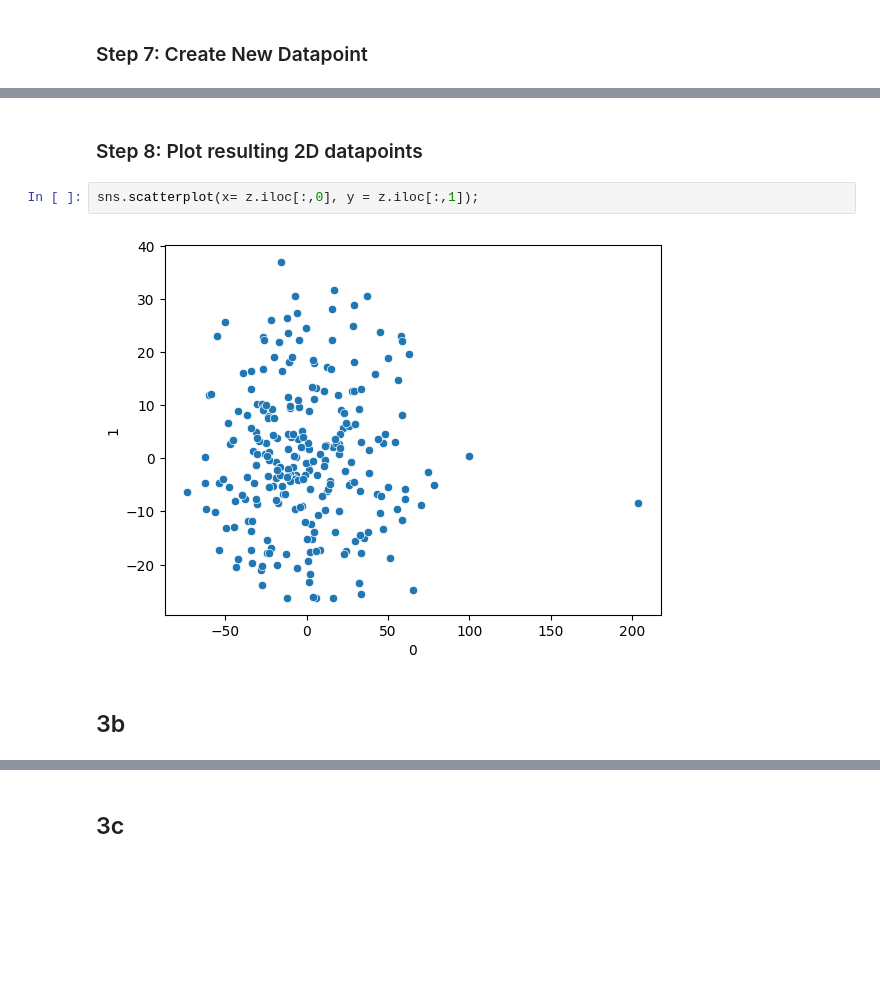
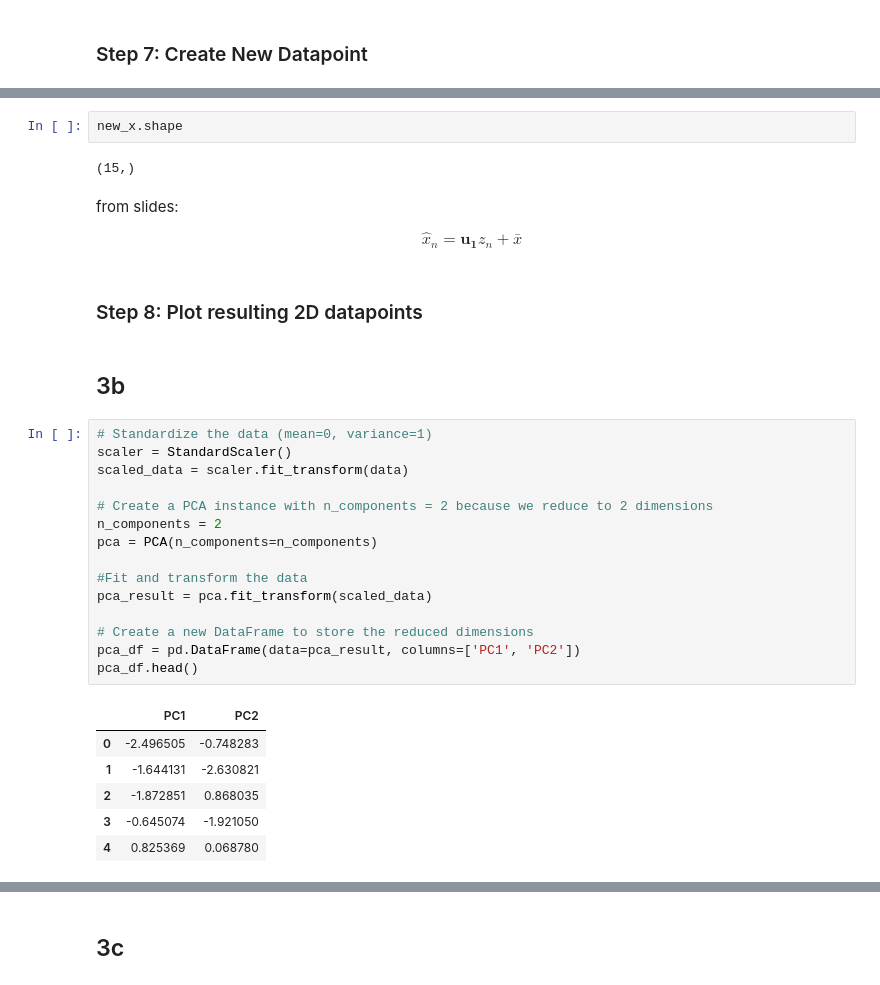
Before and after one commit to dpl373/AML, a Jupyter notebook: w_03/exercise_3_EK.ipynb, the cells around one changed output, grey strips where cells are left out. Drawn from its saved outputs; the diff is of its cells as text; blank space fills up the shorter version.

```diff
--- a/w_03/exercise_3_EK.ipynb
+++ b/w_03/exercise_3_EK.ipynb
@@ -138,8 +142,34 @@ ValueError: operands could not be broadcast together with shapes (2,) (15,)
+# %%
+new_x.shape
+# %% [output]
+(15,)
+# %% [markdown]
+from slides:
+
+$$ \hat x_n = \mathbf{u_1} z_n + \bar x $$
 # %% [markdown]
 ### Step 8: Plot resulting 2D datapoints
-# %%
-sns.scatterplot(x= z.iloc[:,0], y = z.iloc[:,1]);
-# %% [output]
-[figure, removed]
 # %% [markdown]
 ## 3b
+# %%
+# Standardize the data (mean=0, variance=1)
+scaler = StandardScaler()
+scaled_data = scaler.fit_transform(data)
+
+# Create a PCA instance with n_components = 2 because we reduce to 2 dimensions
+n_components = 2
+pca = PCA(n_components=n_components)
+
+#Fit and transform the data
+pca_result = pca.fit_transform(scaled_data)
+
+# Create a new DataFrame to store the reduced dimensions
+pca_df = pd.DataFrame(data=pca_result, columns=['PC1', 'PC2'])
+pca_df.head()
+# %% [output]
+|  | PC1 | PC2 |
+| 0 | -2.496505 | -0.748283 |
+| 1 | -1.644131 | -2.630821 |
+| 2 | -1.872851 | 0.868035 |
+| 3 | -0.645074 | -1.921050 |
+| 4 | 0.825369 | 0.068780 |
```
Also changed, not shown: parts of 5 cells of this notebook.
